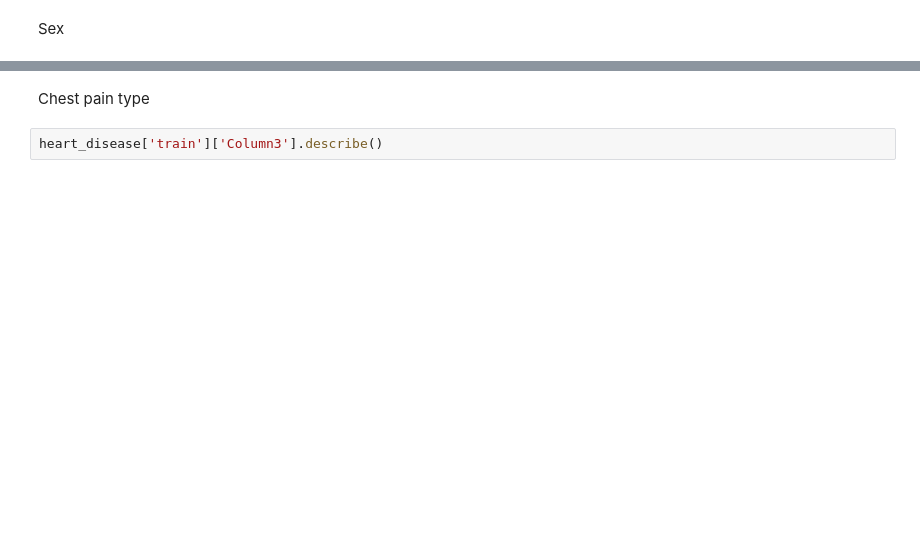
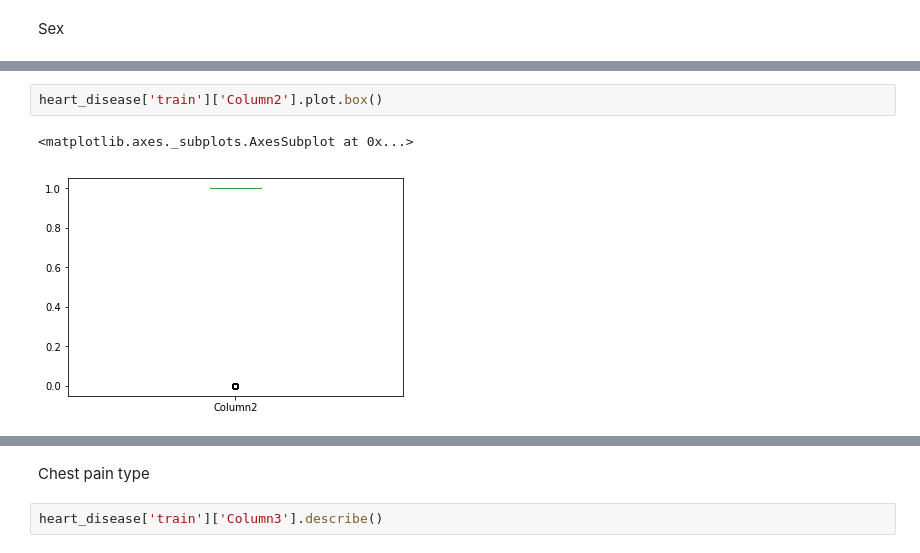
Before and after one commit to abrampers/heartdisease, a Jupyter notebook: notebook/Tubes 2 - Exploratory Data Analysis.ipynb, the cells around one changed output, grey strips where cells are left out. Drawn from its saved outputs; the diff is of its cells as text; blank space fills up the shorter version.

```diff
--- a/notebook/Tubes 2 - Exploratory Data Analysis.ipynb
+++ b/notebook/Tubes 2 - Exploratory Data Analysis.ipynb
@@ -86,0 +140,5 @@ heart_disease['train']['Column2'].describe()
+# %%
+heart_disease['train']['Column2'].plot.box()
+# %% [output]
+<matplotlib.axes._subplots.AxesSubplot at 0x...>
+[figure, added]
```
Also changed, not shown: parts of 42 cells of this notebook, 1 other file.
